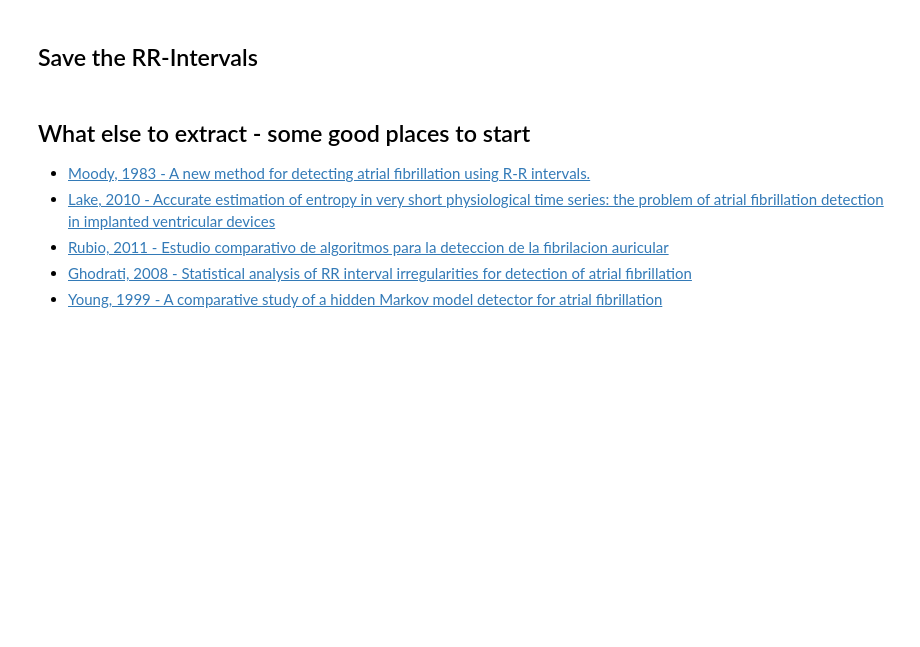
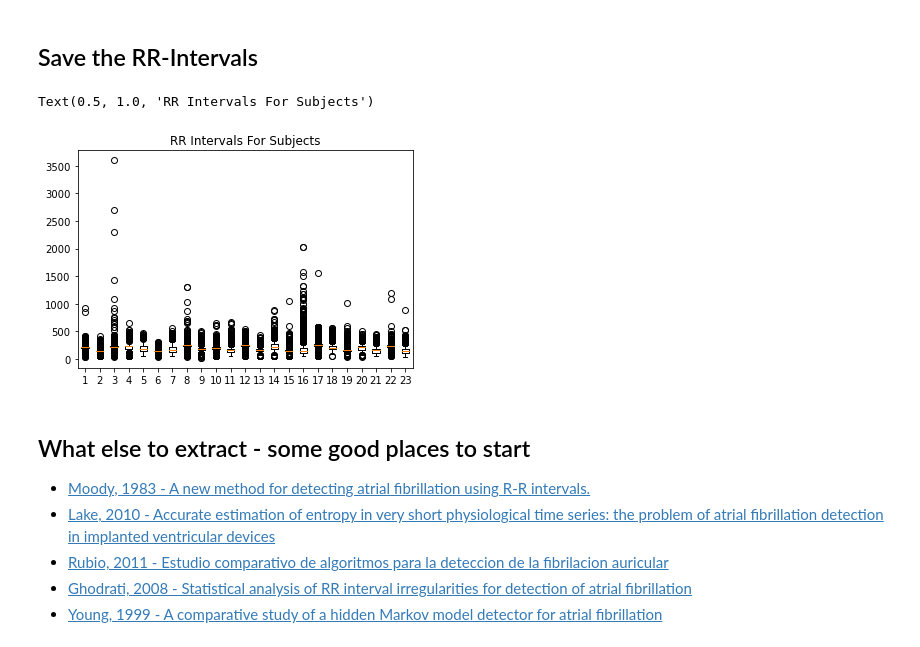
Before and after one commit to JustinGuo03/Afib-svsm, a Jupyter notebook: work_7_1.ipynb, the cells around one changed output. Cells and saved outputs as stored; diff of their text form; code cells hidden in the pictures; blank space fills up the shorter version.

```diff
--- a/work_7_1.ipynb
+++ b/work_7_1.ipynb
@@ -65,6 +46,15 @@ print(qrs[0])
 In 2019, all of our developed variables were based on RR-Intervals, or the distance between adjacent R-Peaks. So, that is the first thing we extract
 # %%
 rr_ints = [] # Initialize the array that will hold all of our subjects' RR-Intervals
+
+for idx, subj in enumerate(qrs):
+    rr1 = []
+    for idxs, r in enumerate(subj):
+        if idxs == 0:
+            next
+        else:
+            rr1.append(r-subj[idxs-1])
+    rr_ints.append(rr1)
 
 # Then we want to Go through all of our data that holds our R-Peaks [That will be the qrs array]
 # Iterating through that we want to extract the interval between each peak.
@@ -74,13 +64,5 @@ for each subject:
     for each rpeak sample_num in my current subject:
         subject_rrinterval.append( rpeak sample_num - the sample_num before it)
 """
-
-for idxs, subj in enumerate(qrs):
-    rrl = []
-    for idx, r in enumerate(subj):
-        if idx > 0:
-            rrl.append(r - subj[idx-1])
-
-    rr_ints.append(rrl)
 # %% [markdown]
 ## Save the RR-Intervals
@@ -103,3 +82,10 @@ for idx, x in enumerate(tqdm(record_list)):
+# %%
+fig, ax = plt.subplots()
+ax.boxplot(rr_ints)
+ax.set_title('RR Intervals For Subjects')
+# %% [output]
+Text(0.5, 1.0, 'RR Intervals For Subjects')
+[figure, added]
 # %% [markdown]
 ## What else to extract - some good places to start
 
```
Also changed, not shown: parts of 13 cells of this notebook.
